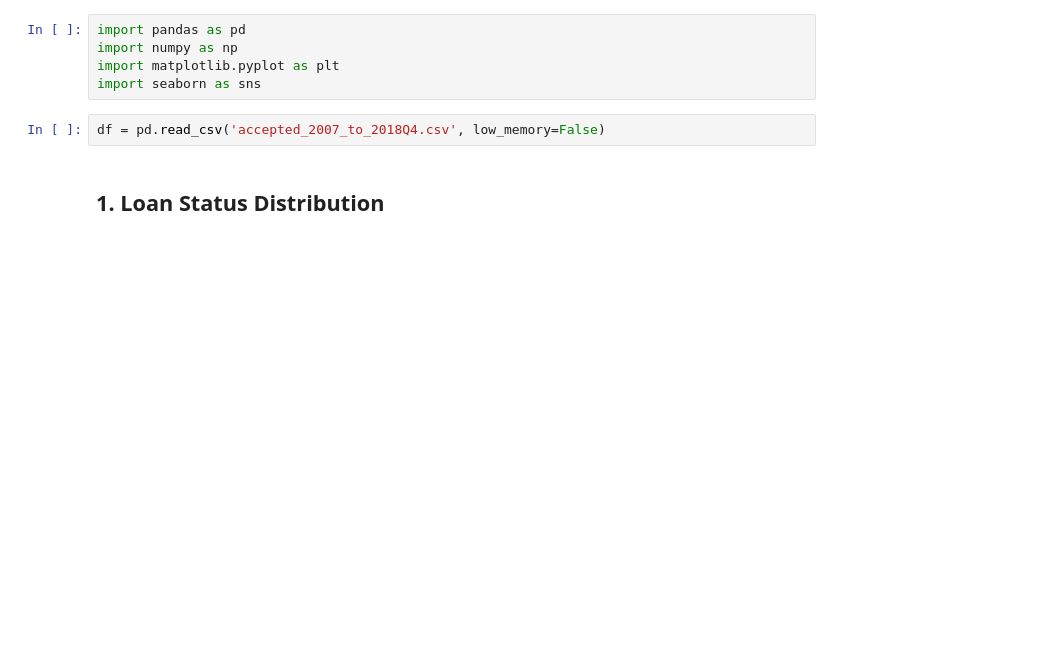
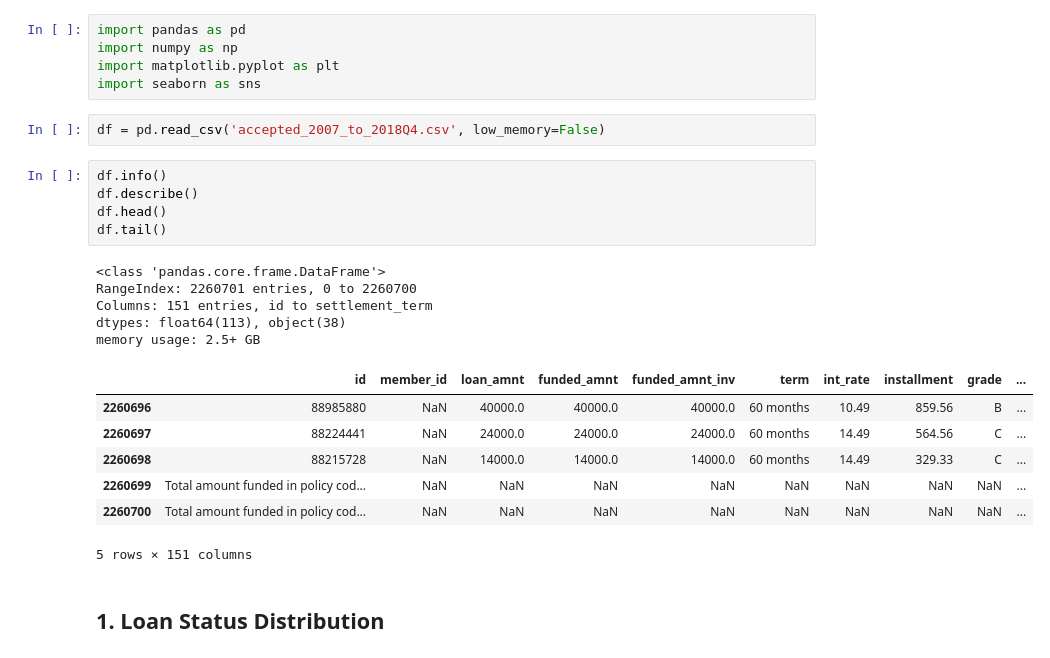
Before and after one commit to pranavrao10/aura-xai-finrisk-llm, a Jupyter notebook: EDA.ipynb, the cells around one changed output. Saved outputs shown, nothing was run; the diff lists cells and outputs as text; blank space fills up the shorter version.

Commit message:
updated data preprocessing

```diff
--- a/EDA.ipynb
+++ b/EDA.ipynb
@@ -5,6 +5,24 @@ import matplotlib.pyplot as plt
 import seaborn as sns
 # %%
 df = pd.read_csv('accepted_2007_to_2018Q4.csv', low_memory=False)
+# %%
+df.info()
+df.describe()
+df.head()
+df.tail()
+# %% [output]
+<class 'pandas.core.frame.DataFrame'>
+RangeIndex: 2260701 entries, 0 to 2260700
+Columns: 151 entries, id to settlement_term
+dtypes: float64(113), object(38)
+memory usage: 2.5+ GB
+|  | id | member_id | loan_amnt | funded_amnt | funded_amnt_inv | term | int_rate | installment | grade | ... |
+| 2260696 | 88985880 | NaN | 40000.0 | 40000.0 | 40000.0 | 60 months | 10.49 | 859.56 | B | ... |
+| 2260697 | 88224441 | NaN | 24000.0 | 24000.0 | 24000.0 | 60 months | 14.49 | 564.56 | C | ... |
+| 2260698 | 88215728 | NaN | 14000.0 | 14000.0 | 14000.0 | 60 months | 14.49 | 329.33 | C | ... |
+| 2260699 | Total amount funded in policy cod... | NaN | NaN | NaN | NaN | NaN | NaN | NaN | NaN | ... |
+| 2260700 | Total amount funded in policy cod... | NaN | NaN | NaN | NaN | NaN | NaN | NaN | NaN | ... |
+5 rows × 151 columns
 # %% [markdown]
 ## 1. Loan Status Distribution
 # %%
```
Also changed, not shown: parts of 1 cell of this notebook, 1 other file.
